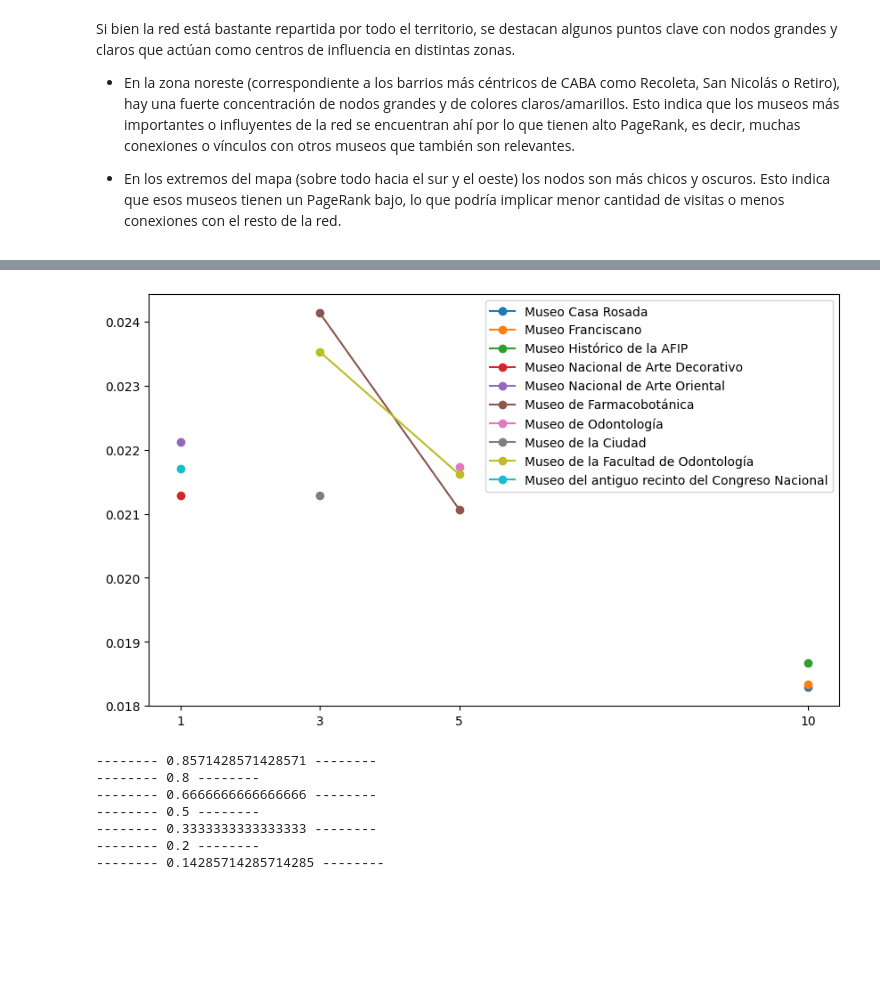
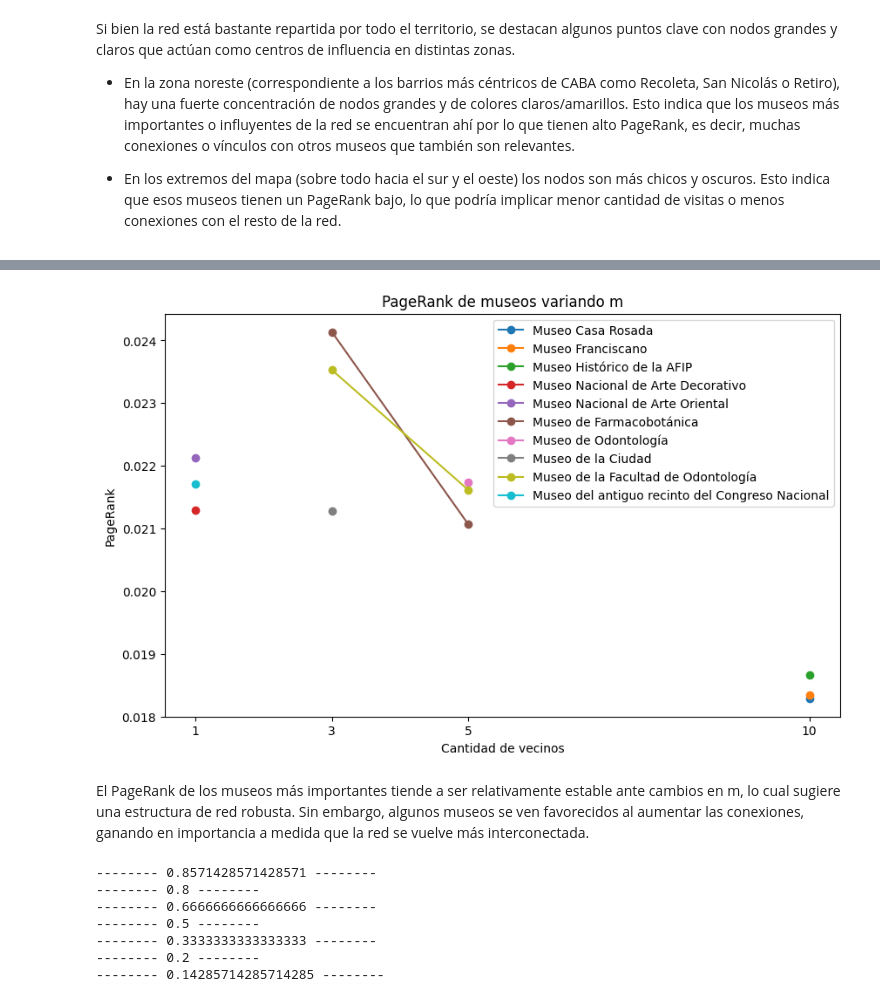
Before and after one commit to fernandezlucia/TPMuseos, a Jupyter notebook: TP1_template.ipynb, the cells around one changed output, grey strips where cells are left out. Cells and saved outputs as stored; diff of their text form; code cells hidden in the pictures; blank space fills up the shorter version.

```diff
--- a/TP1_template.ipynb
+++ b/TP1_template.ipynb
@@ -149,9 +222,12 @@ def calculaLU(matriz):
     return L, U
 # %%
 def calcula_matriz_C(A):
+    n = A.shape[0]
+    K = np.zeros((n,n))
+
     suma_col = np.sum(A, axis = 1)
     K = np.diag(suma_col)
-    n = A.shape[0]
+
     Kinv = np.zeros((n, n))
     for i in range(n):
         if K[i, i] != 0:
@@ -169,24 +245,33 @@ def punto_tres(m, alpha):
 
     L, U = calculaLU(M)
 
+    # Resolvemos Ly = b
     y = scipy.linalg.solve_triangular(L, b, lower=True)
+    # Resolvemos Up = y
     p = scipy.linalg.solve_triangular(U, y, lower=False)
 
-    return p
+    p_norm = p / p.sum()  # Normalizamos
+
+    return p_norm
 # %%
 def punto_tres_testing_img(m, alpha):
     A = construye_adyacencia(D,m)
     C = calcula_matriz_C(A)
-    N = C.shape[0]
-    b = np.ones(N)
-    M = (N / alpha) * (np.identity(N) - (1-alpha) * C)
+    N = A.shape[0]
+    b = np.ones(N)*(alpha /N)
+    I = np.eye(N)
+    M = (N / alpha) * ( I - (1-alpha) * C)
 
     L, U = calculaLU(M)
 
+    # Resolvemos Ly = b
     y = scipy.linalg.solve_triangular(L, b, lower=True)
+    # Resolvemos Up = y
     p = scipy.linalg.solve_triangular(U, y, lower=False)
 
-    return p, A
+    p_norm = p / p.sum()  # Normalizamos
+
+    return p_norm, A
 # %%
 p, B = punto_tres_testing_img(m=5, alpha=1/5)
 invertido = np.argsort(p)[::-1]
@@ -239,13 +368,18 @@ TypeError: cannot unpack non-iterable int object
 # %%
 plt.figure(figsize=(10, 6))
 for museo, puntaje in df.groupby("museo"):
     plt.plot(puntaje["m"], puntaje["puntaje"],
              label=museo, marker="o")
 plt.xticks([1,3,5,10])
+plt.xlabel("Cantidad de vecinos")
+plt.ylabel("PageRank")
+plt.title("PageRank de museos variando m")
 plt.legend()
 plt.show()
 # %% [output]
-[figure, old version]
+[figure, new version]
+# %% [markdown]
+El PageRank de los museos más importantes tiende a ser relativamente estable ante cambios en m, lo cual sugiere una estructura de red robusta. Sin embargo, algunos museos se ven favorecidos al aumentar las conexiones, ganando en importancia a medida que la red se vuelve más interconectada.
 # %%
 valores2 = []
 for alpha in [6/7, 4/5, 2/3, 1/2, 1/3, 1/5, 1/7]:
```
Also changed, not shown: parts of 15 cells of this notebook.
